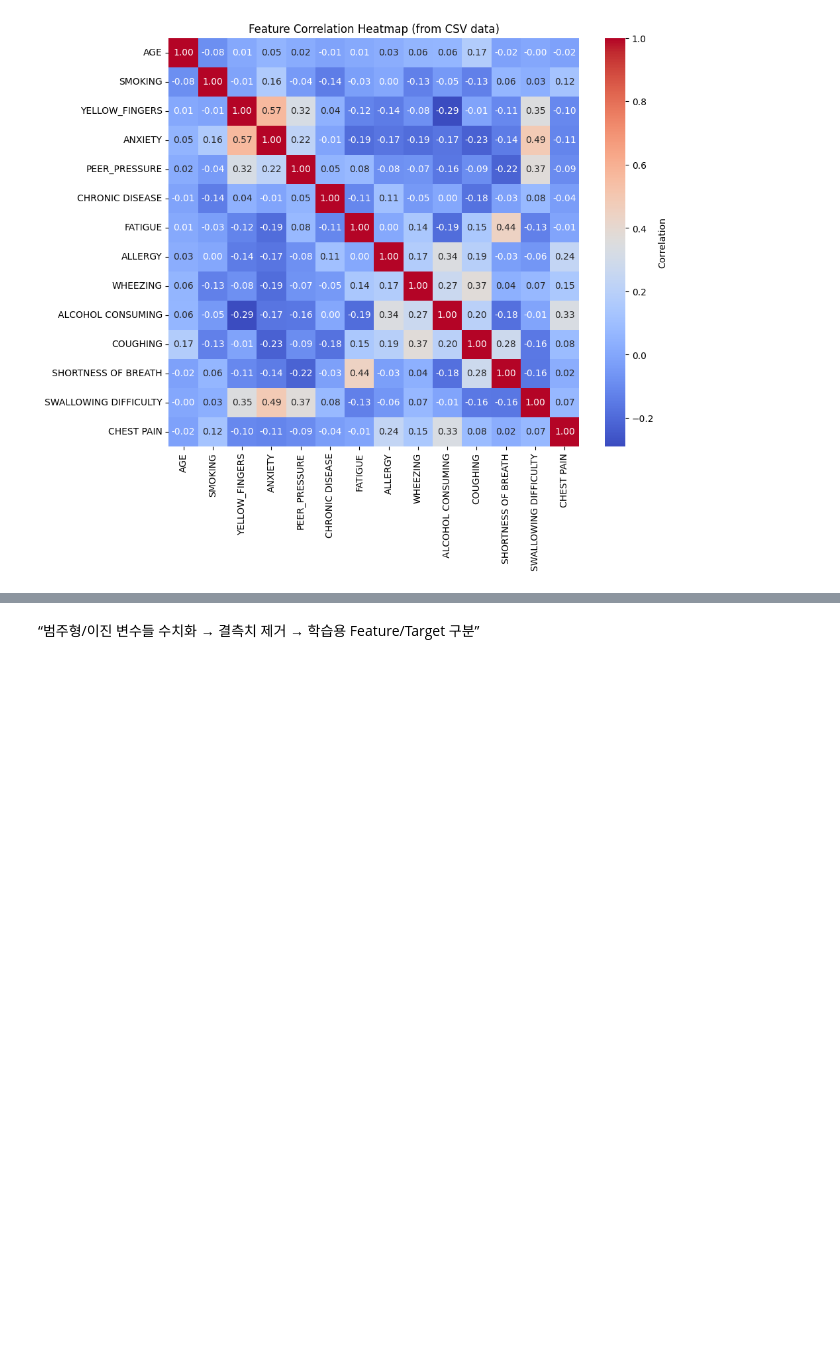
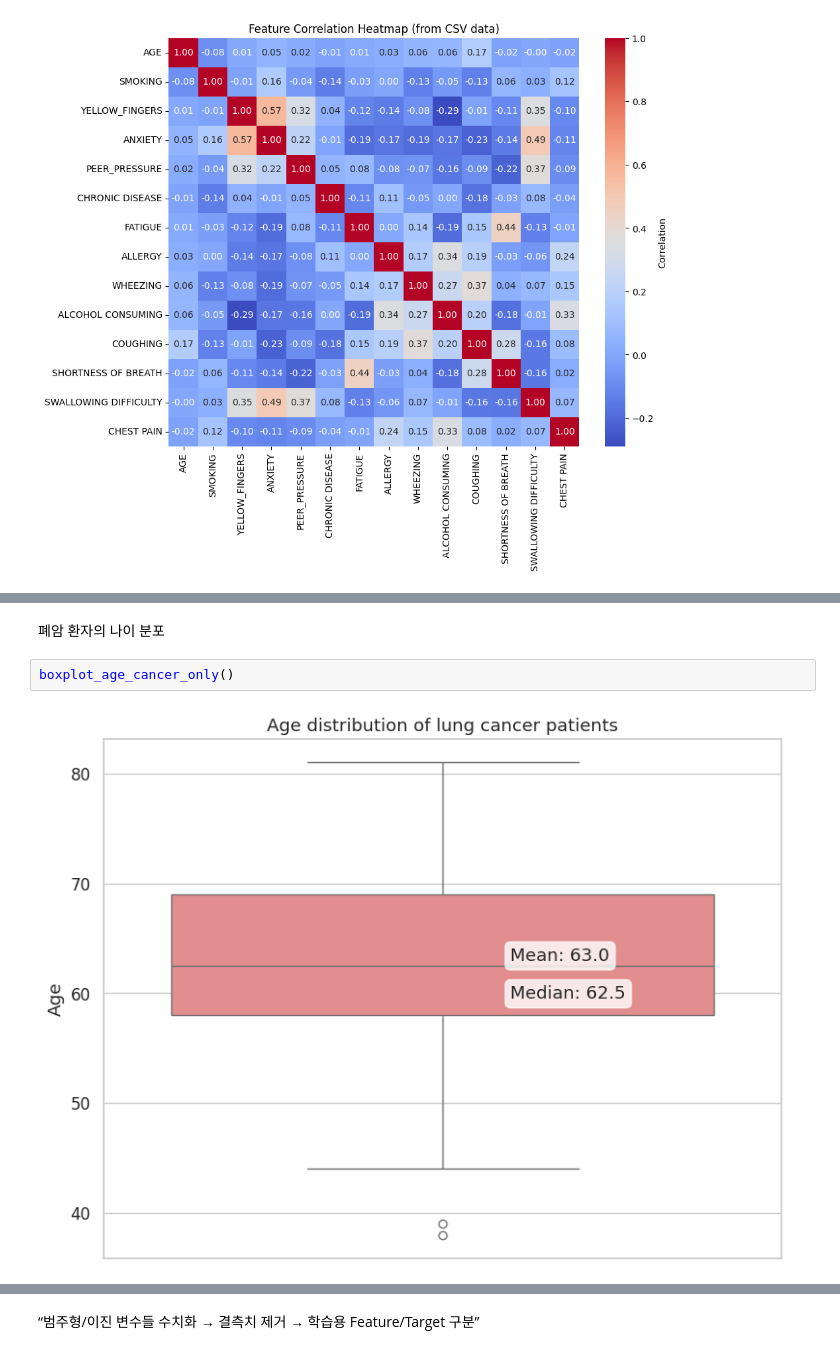
Before and after one commit to joonone2/malaya, a Jupyter notebook: malaya_0702_final.ipynb, the cells around one changed output, grey strips where cells are left out. Saved outputs shown, nothing was run; the diff lists cells and outputs as text; blank space fills up the shorter version.

```diff
--- a/malaya_0702_final.ipynb
+++ b/malaya_0702_final.ipynb
@@ -126,0 +130,6 @@ if __name__ == "__main__":
+# %% [markdown]
+폐암 환자의 나이 분포
+# %%
+boxplot_age_cancer_only()
+# %% [output]
+[figure, added]
```
Also changed, not shown: parts of 7 cells of this notebook.
